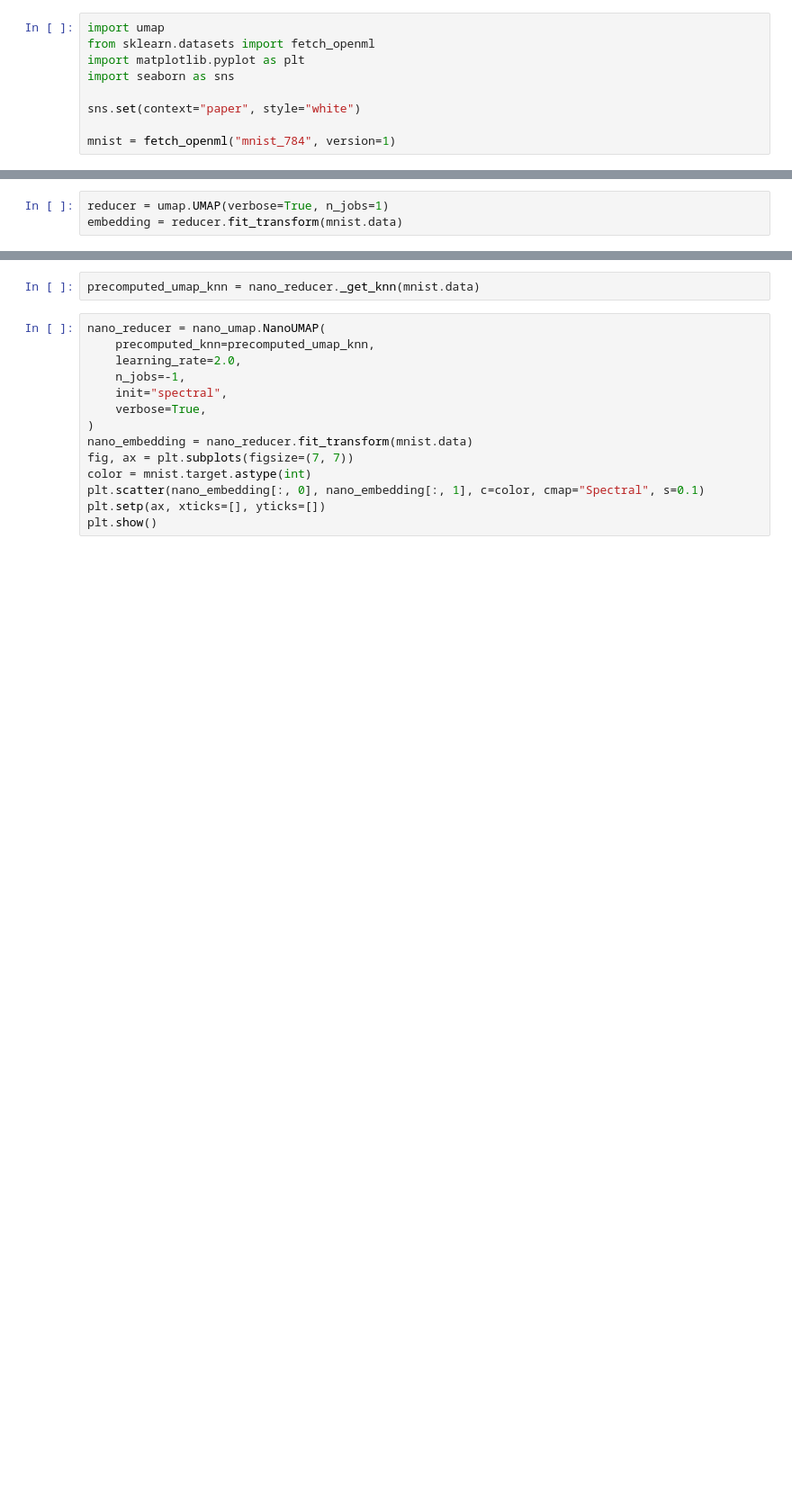
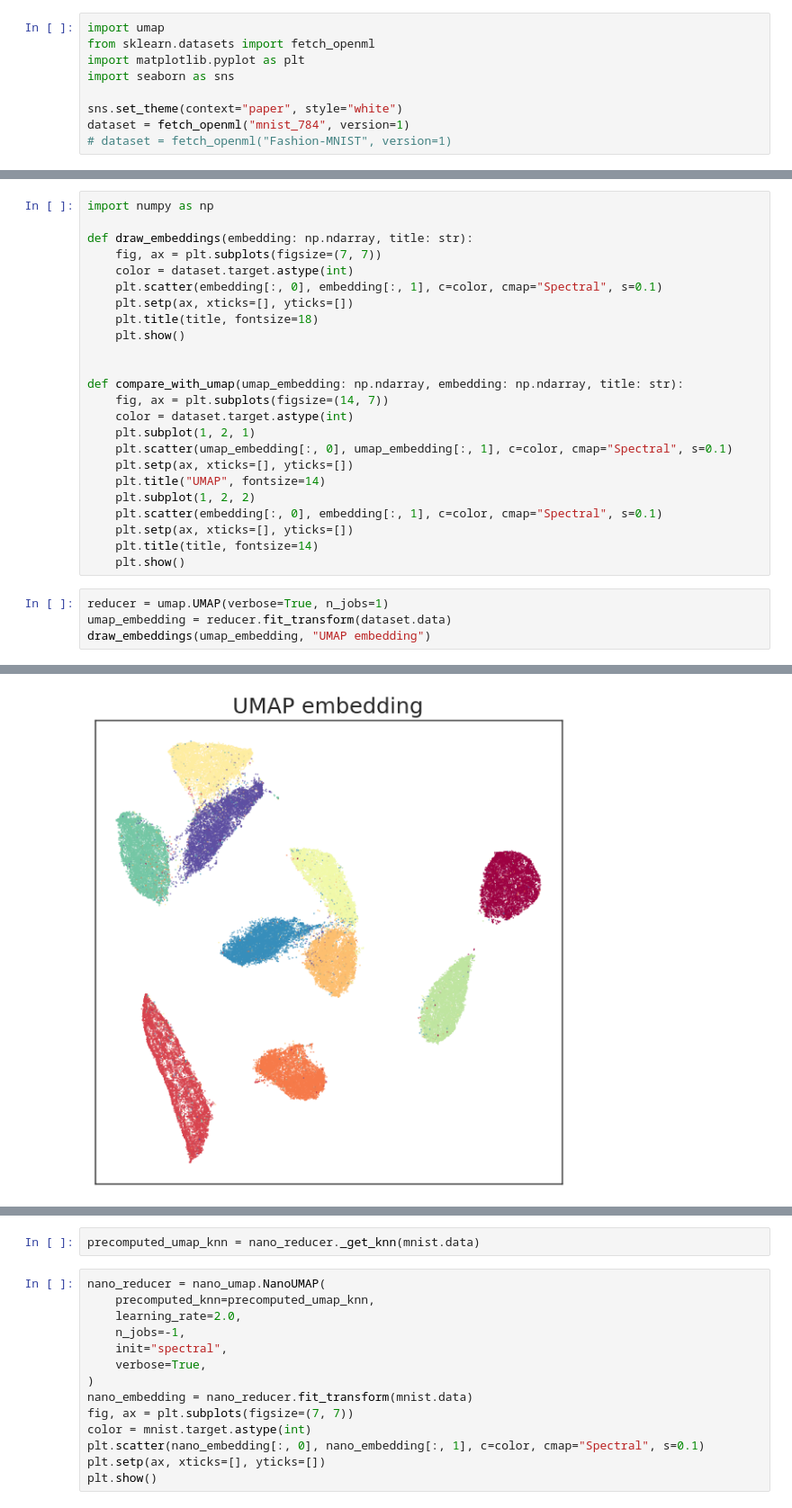
Before and after one commit to kmkolasinski/nano-umap, a Jupyter notebook: notebooks/demo.ipynb, the cells around one changed output, grey strips where cells are left out. Shown at 90% size. Cells and saved outputs as stored; diff of their text form; blank space fills up the shorter version.

```diff
--- a/notebooks/demo.ipynb
+++ b/notebooks/demo.ipynb
@@ -7,6 +10,6 @@ from sklearn.datasets import fetch_openml
 import matplotlib.pyplot as plt
 import seaborn as sns
 
-sns.set(context="paper", style="white")
-
-mnist = fetch_openml("mnist_784", version=1)
+sns.set_theme(context="paper", style="white")
+dataset = fetch_openml("mnist_784", version=1)
+# dataset = fetch_openml("Fashion-MNIST", version=1)
@@ -13,3 +23,29 @@ mnist = fetch_openml("mnist_784", version=1)
+# %%
+import numpy as np
+
+def draw_embeddings(embedding: np.ndarray, title: str):
+    fig, ax = plt.subplots(figsize=(7, 7))
+    color = dataset.target.astype(int)
+    plt.scatter(embedding[:, 0], embedding[:, 1], c=color, cmap="Spectral", s=0.1)
+    plt.setp(ax, xticks=[], yticks=[])
+    plt.title(title, fontsize=18)
+    plt.show()
+
+
+def compare_with_umap(umap_embedding: np.ndarray, embedding: np.ndarray, title: str):
+    fig, ax = plt.subplots(figsize=(14, 7))
+    color = dataset.target.astype(int)
+    plt.subplot(1, 2, 1)
+    plt.scatter(umap_embedding[:, 0], umap_embedding[:, 1], c=color, cmap="Spectral", s=0.1)
+    plt.setp(ax, xticks=[], yticks=[])
+    plt.title("UMAP", fontsize=14)
+    plt.subplot(1, 2, 2)
+    plt.scatter(embedding[:, 0], embedding[:, 1], c=color, cmap="Spectral", s=0.1)
+    plt.setp(ax, xticks=[], yticks=[])
+    plt.title(title, fontsize=14)
+    plt.show()
 # %%
 reducer = umap.UMAP(verbose=True, n_jobs=1)
-embedding = reducer.fit_transform(mnist.data)
+umap_embedding = reducer.fit_transform(dataset.data)
+draw_embeddings(umap_embedding, "UMAP embedding")
+# %% [output]
@@ -15,0 +76 @@ embedding = reducer.fit_transform(mnist.data)
+[figure, added]
```
Also changed, not shown: parts of 36 cells of this notebook, 2 other files.
